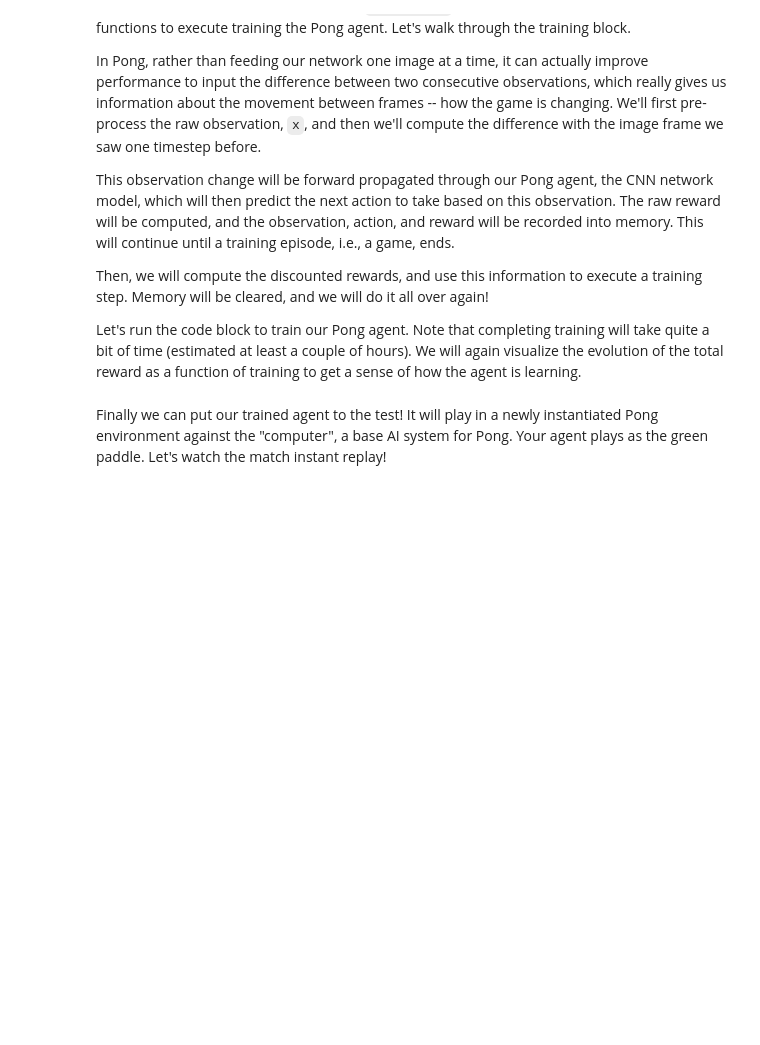
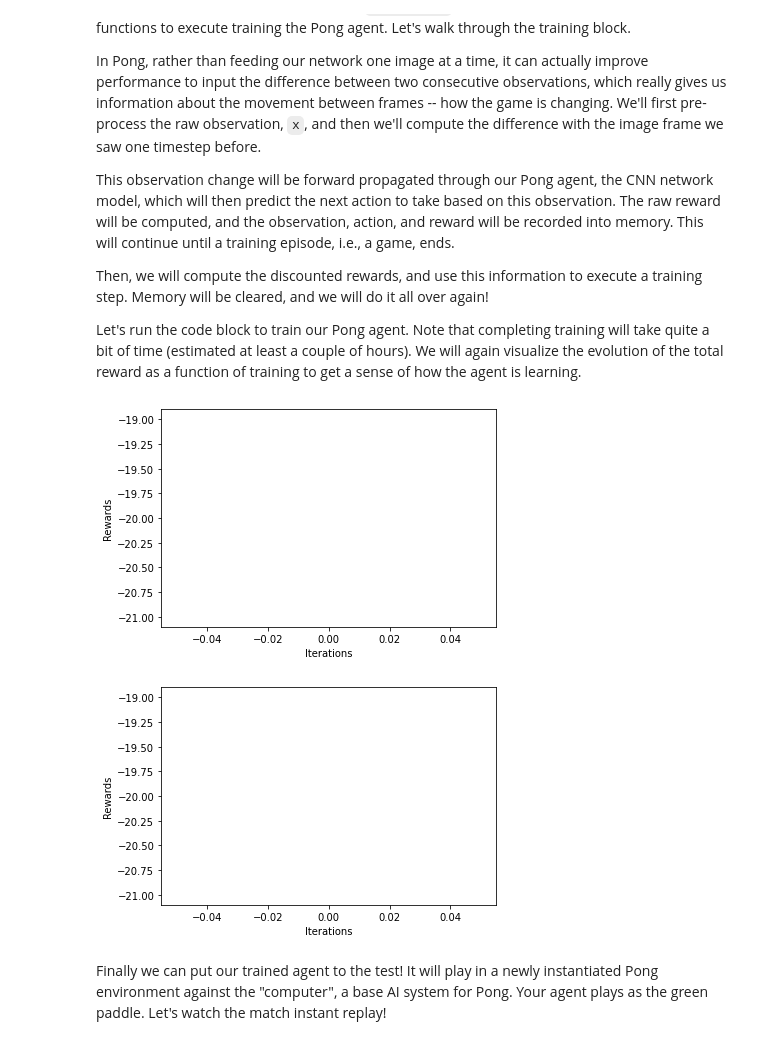
Before and after one commit to SilverViking/introtodeeplearning, a Jupyter notebook: lab3/RL.ipynb, the cells around one changed output. Cells and saved outputs as stored; diff of their text form; code cells hidden in the pictures; blank space fills up the shorter version.

```diff
--- a/lab3/RL.ipynb
+++ b/lab3/RL.ipynb
@@ -413,13 +429,13 @@ def create_pong_model():
   model = tf.keras.models.Sequential([
     # Convolutional layers
     # First, 16 7x7 filters with 4x4 stride
-    Conv2D(filters=16, kernel_size=7, strides=4),
+    Conv2D(name='conv1', filters=16, kernel_size=7, strides=4),
 
     # TODO: define convolutional layers with 32 5x5 filters and 2x2 stride
-    Conv2D('''TODO'''),
+    Conv2D(name='conv2', filters=32, kernel_size=5, strides=2),
 
     # TODO: define convolutional layers with 48 3x3 filters and 2x2 stride
-    Conv2D('''TODO'''),
+    Conv2D(name='conv3', filters=48, kernel_size=3, strides=2),
 
     Flatten(),
 
@@ -427,7 +443,7 @@ def create_pong_model():
     Dense(units=64, activation='relu'),
     # TODO: define the output dimension of the last Dense layer.
     # Pay attention to the space the agent needs to act in
-    Dense('''TODO''')
+    Dense(units=n_actions)
 
   ])
   return model
@@ -517,40 +531,45 @@ for i_episode in range(MAX_ITERS):
   observation = env.reset()
   previous_frame = mdl.lab3.preprocess_pong(observation)
 
   while True:
       # Pre-process image
       current_frame = mdl.lab3.preprocess_pong(observation)
 
-      '''TODO: determine the observation change
-      Hint: this is the difference between the past two frames'''
-      obs_change = # TODO
+      #'''TODO: determine the observation change
+      #Hint: this is the difference between the past two frames'''
+      obs_change = current_frame - previous_frame
 
-      '''TODO: choose an action for the pong model, using the frame difference, and evaluate'''
-      action = # TODO
+      #'''TODO: choose an action for the pong model, using the frame difference, and evaluate'''
+      action = choose_action(pong_model, obs_change)
       # Take the chosen action
       next_observation, reward, done, info = env.step(action)
 
-      '''TODO: save the observed frame difference, the action that was taken, and the resulting reward!'''
-      memory.add_to_memory('''TODO''', '''TODO''', '''TODO''')
+      #'''TODO: save the observed frame difference, the action that was taken, and the resulting reward!'''
+      memory.add_to_memory(obs_change, action, reward)
 
       # is the episode over? did you crash or do so well that you're done?
       if done:
           # determine total reward and keep a record of this
           total_reward = sum(memory.rewards)
           smoothed_reward.append( total_reward )
+
+          # print(memory.rewards)
 
           # begin training
           train_step(pong_model,
                      optimizer,
                      observations = np.stack(memory.observations, 0),
                      actions = np.array(memory.actions),
                      discounted_rewards = discount_rewards(memory.rewards))
 
           memory.clear()
           break
 
       observation = next_observation
       previous_frame = current_frame
+# %% [output]
+[figure, added]
+[figure, added]
 # %% [markdown]
 Finally we can put our trained agent to the test! It will play in a newly instantiated Pong environment against the "computer", a base AI system for Pong. Your agent plays as the green paddle. Let's watch the match instant replay!
 # %%
```
Also changed, not shown: parts of 17 cells of this notebook.
